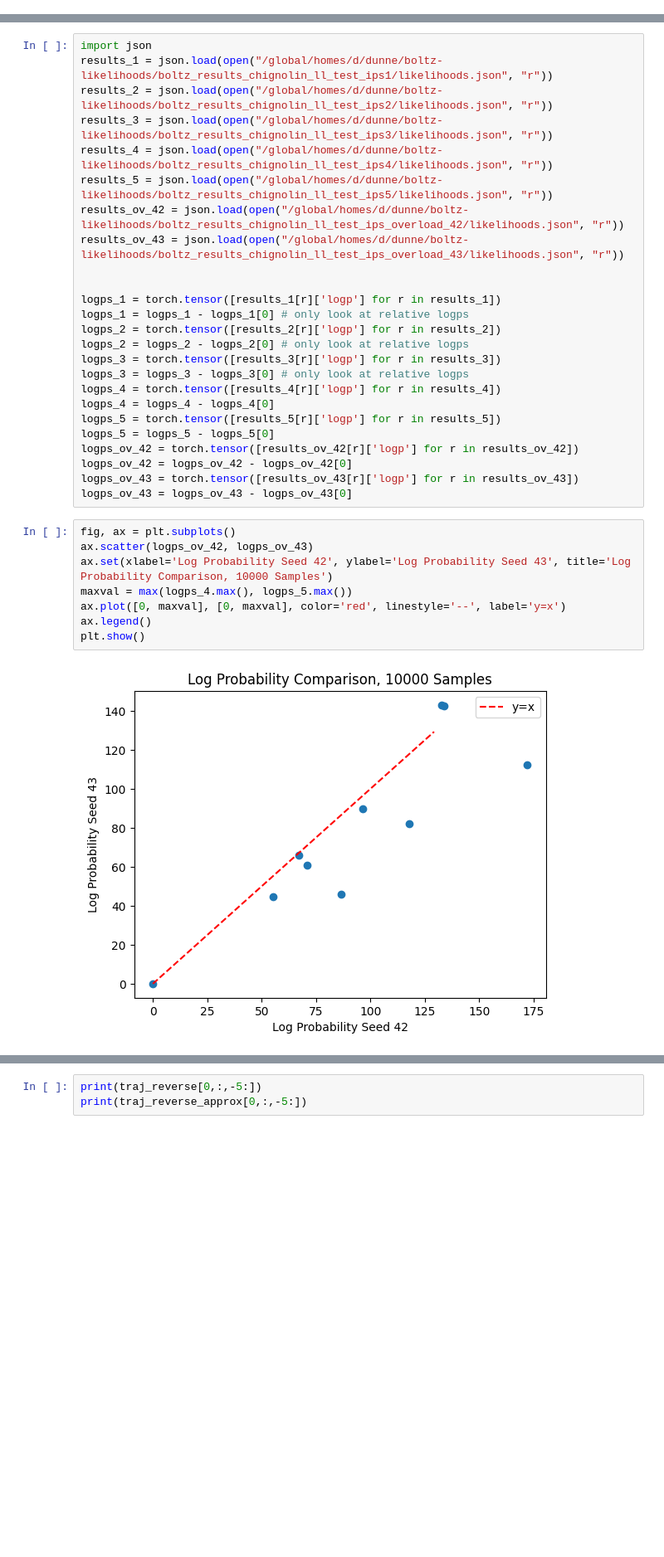
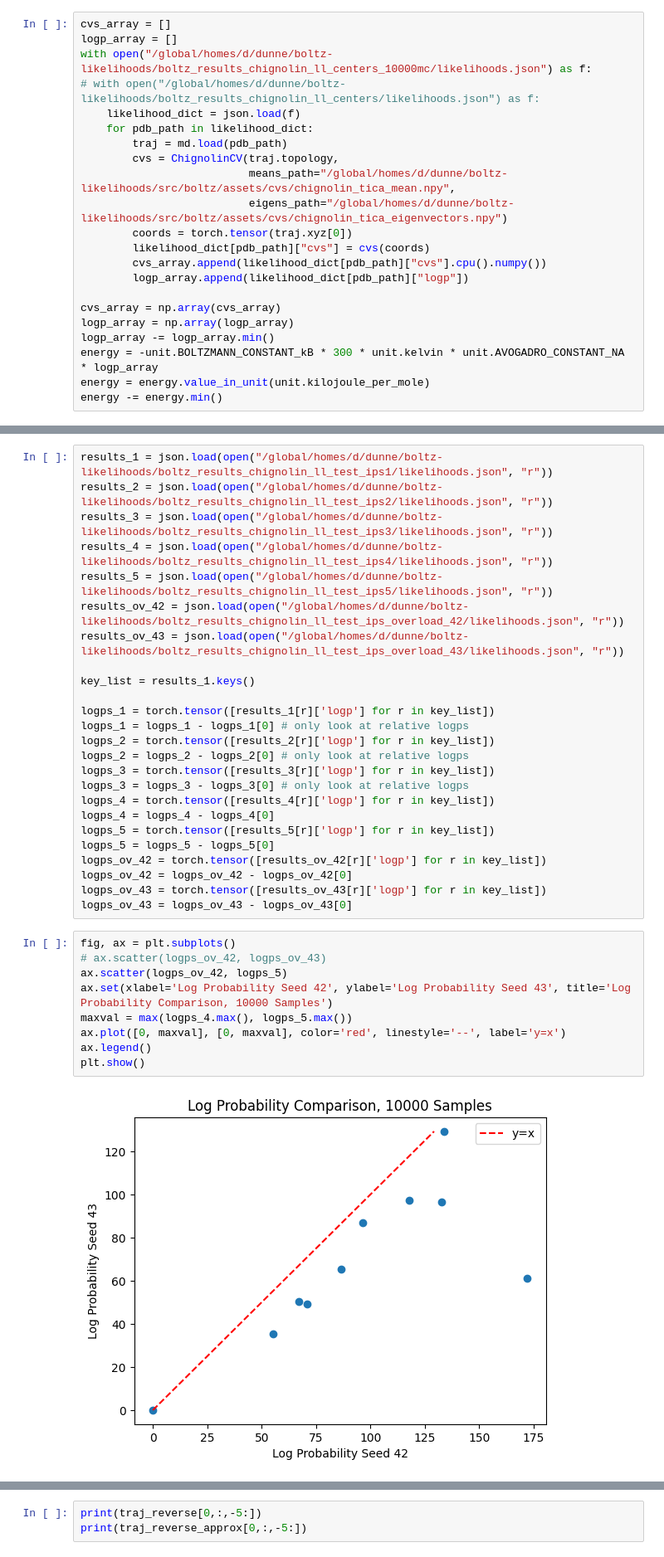
Before and after one commit to EthanZ0524/boltz-likelihoods, a Jupyter notebook: notebooks/sde_estimator.ipynb, the cells around one changed output, grey strips where cells are left out. Shown at 83% size. Drawn from its saved outputs; the diff is of its cells as text; blank space fills up the shorter version.

Commit message:
Chignolin likelihood plots

```diff
--- a/notebooks/sde_estimator.ipynb
+++ b/notebooks/sde_estimator.ipynb
@@ -9,0 +90,22 @@ import os
+# %%
+cvs_array = []
+logp_array = []
+with open("/global/homes/d/dunne/boltz-likelihoods/boltz_results_chignolin_ll_centers_10000mc/likelihoods.json") as f:
+# with open("/global/homes/d/dunne/boltz-likelihoods/boltz_results_chignolin_ll_centers/likelihoods.json") as f:
+    likelihood_dict = json.load(f)
+    for pdb_path in likelihood_dict:
+        traj = md.load(pdb_path)
+        cvs = ChignolinCV(traj.topology,
+                          means_path="/global/homes/d/dunne/boltz-likelihoods/src/boltz/assets/cvs/chignolin_tica_mean.npy",
+                          eigens_path="/global/homes/d/dunne/boltz-likelihoods/src/boltz/assets/cvs/chignolin_tica_eigenvectors.npy")
+        coords = torch.tensor(traj.xyz[0])
+        likelihood_dict[pdb_path]["cvs"] = cvs(coords)
+        cvs_array.append(likelihood_dict[pdb_path]["cvs"].cpu().numpy())
+        logp_array.append(likelihood_dict[pdb_path]["logp"])
+
+cvs_array = np.array(cvs_array)
+logp_array = np.array(logp_array)
+logp_array -= logp_array.min()
+energy = -unit.BOLTZMANN_CONSTANT_kB * 300 * unit.kelvin * unit.AVOGADRO_CONSTANT_NA * logp_array
+energy = energy.value_in_unit(unit.kilojoule_per_mole)
+energy -= energy.min()
@@ -10,5 +144,4 @@ import os
 # %%
-import json
 results_1 = json.load(open("/global/homes/d/dunne/boltz-likelihoods/boltz_results_chignolin_ll_test_ips1/likelihoods.json", "r"))
 results_2 = json.load(open("/global/homes/d/dunne/boltz-likelihoods/boltz_results_chignolin_ll_test_ips2/likelihoods.json", "r"))
 results_3 = json.load(open("/global/homes/d/dunne/boltz-likelihoods/boltz_results_chignolin_ll_test_ips3/likelihoods.json", "r"))
@@ -17,31 +150,33 @@ results_5 = json.load(open("/global/homes/d/dunne/boltz-likelihoods/boltz_result
 results_ov_42 = json.load(open("/global/homes/d/dunne/boltz-likelihoods/boltz_results_chignolin_ll_test_ips_overload_42/likelihoods.json", "r"))
 results_ov_43 = json.load(open("/global/homes/d/dunne/boltz-likelihoods/boltz_results_chignolin_ll_test_ips_overload_43/likelihoods.json", "r"))
 
+key_list = results_1.keys()
 
-logps_1 = torch.tensor([results_1[r]['logp'] for r in results_1])
+logps_1 = torch.tensor([results_1[r]['logp'] for r in key_list])
 logps_1 = logps_1 - logps_1[0] # only look at relative logps
-logps_2 = torch.tensor([results_2[r]['logp'] for r in results_2])
+logps_2 = torch.tensor([results_2[r]['logp'] for r in key_list])
 logps_2 = logps_2 - logps_2[0] # only look at relative logps
-logps_3 = torch.tensor([results_3[r]['logp'] for r in results_3])
+logps_3 = torch.tensor([results_3[r]['logp'] for r in key_list])
 logps_3 = logps_3 - logps_3[0] # only look at relative logps
-logps_4 = torch.tensor([results_4[r]['logp'] for r in results_4])
+logps_4 = torch.tensor([results_4[r]['logp'] for r in key_list])
 logps_4 = logps_4 - logps_4[0]
-logps_5 = torch.tensor([results_5[r]['logp'] for r in results_5])
+logps_5 = torch.tensor([results_5[r]['logp'] for r in key_list])
 logps_5 = logps_5 - logps_5[0]
-logps_ov_42 = torch.tensor([results_ov_42[r]['logp'] for r in results_ov_42])
+logps_ov_42 = torch.tensor([results_ov_42[r]['logp'] for r in key_list])
 logps_ov_42 = logps_ov_42 - logps_ov_42[0]
-logps_ov_43 = torch.tensor([results_ov_43[r]['logp'] for r in results_ov_43])
+logps_ov_43 = torch.tensor([results_ov_43[r]['logp'] for r in key_list])
 logps_ov_43 = logps_ov_43 - logps_ov_43[0]
 # %%
 fig, ax = plt.subplots()
-ax.scatter(logps_ov_42, logps_ov_43)
+# ax.scatter(logps_ov_42, logps_ov_43)
+ax.scatter(logps_ov_42, logps_5)
 ax.set(xlabel='Log Probability Seed 42', ylabel='Log Probability Seed 43', title='Log Probability Comparison, 10000 Samples')
 maxval = max(logps_4.max(), logps_5.max())
 ax.plot([0, maxval], [0, maxval], color='red', linestyle='--', label='y=x')
 ax.legend()
 plt.show()
 # %% [output]
-[figure, old version]
+[figure, new version]
 # %%
 
 def euler_maruyama(f, g, x0, t_span, n_steps, forward=True, seed=None):
```
Also changed, not shown: parts of 13 cells of this notebook.
